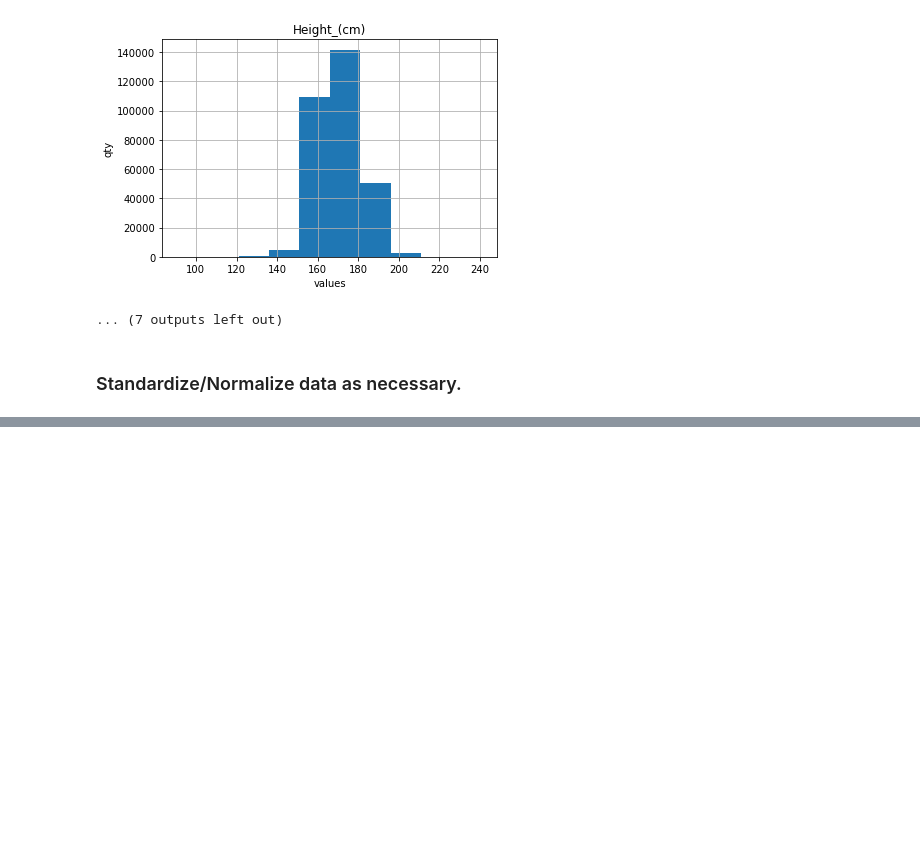
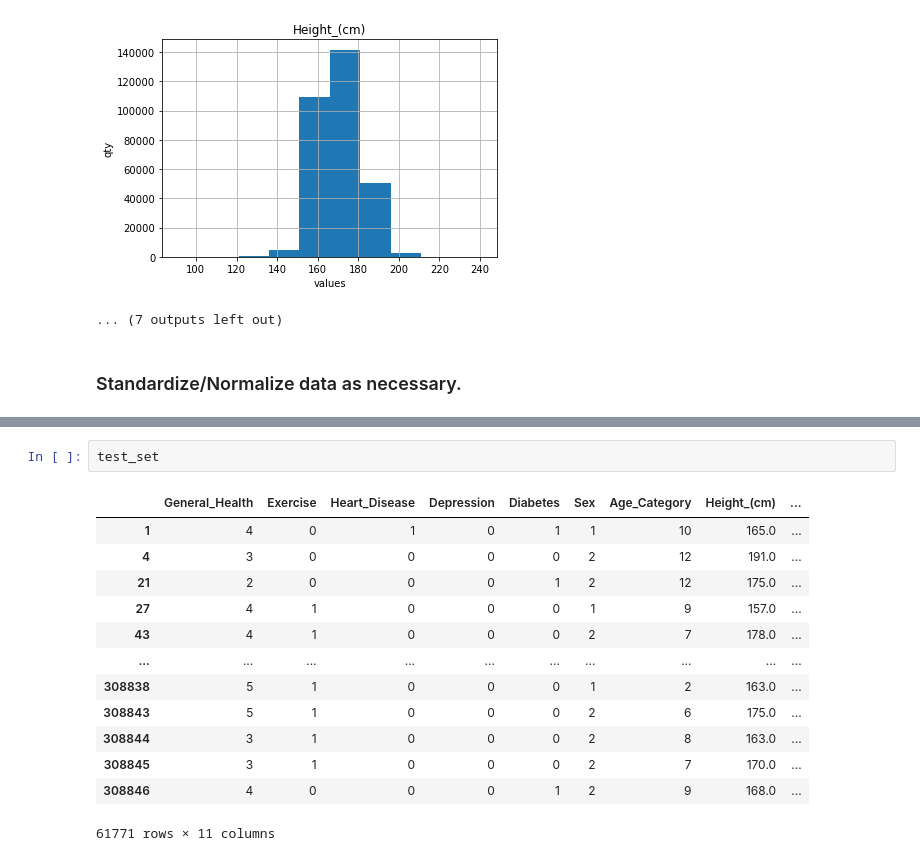
Before and after one commit to razodan/Cardiovascular_Analysis, a Jupyter notebook: cardio analysis.ipynb, the cells around one changed output, grey strips where cells are left out. Saved outputs shown, nothing was run; the diff lists cells and outputs as text; blank space fills up the shorter version.

```diff
--- a/cardio analysis.ipynb
+++ b/cardio analysis.ipynb
@@ -169,0 +200,16 @@ visualizer.plot()
+# %%
+test_set
+# %% [output]
+|  | General_Health | Exercise | Heart_Disease | Depression | Diabetes | Sex | Age_Category | Height_(cm) | ... |
+| 1 | 4 | 0 | 1 | 0 | 1 | 1 | 10 | 165.0 | ... |
+| 4 | 3 | 0 | 0 | 0 | 0 | 2 | 12 | 191.0 | ... |
+| 21 | 2 | 0 | 0 | 0 | 1 | 2 | 12 | 175.0 | ... |
+| 27 | 4 | 1 | 0 | 0 | 0 | 1 | 9 | 157.0 | ... |
+| 43 | 4 | 1 | 0 | 0 | 0 | 2 | 7 | 178.0 | ... |
+| ... | ... | ... | ... | ... | ... | ... | ... | ... | ... |
+| 308838 | 5 | 1 | 0 | 0 | 0 | 1 | 2 | 163.0 | ... |
+| 308843 | 5 | 1 | 0 | 0 | 0 | 2 | 6 | 175.0 | ... |
+| 308844 | 3 | 1 | 0 | 0 | 0 | 2 | 8 | 163.0 | ... |
+| 308845 | 3 | 1 | 0 | 0 | 0 | 2 | 7 | 170.0 | ... |
+| 308846 | 4 | 0 | 0 | 0 | 1 | 2 | 9 | 168.0 | ... |
+61771 rows × 11 columns
```
Also changed, not shown: parts of 5 cells of this notebook, 1 other file.
